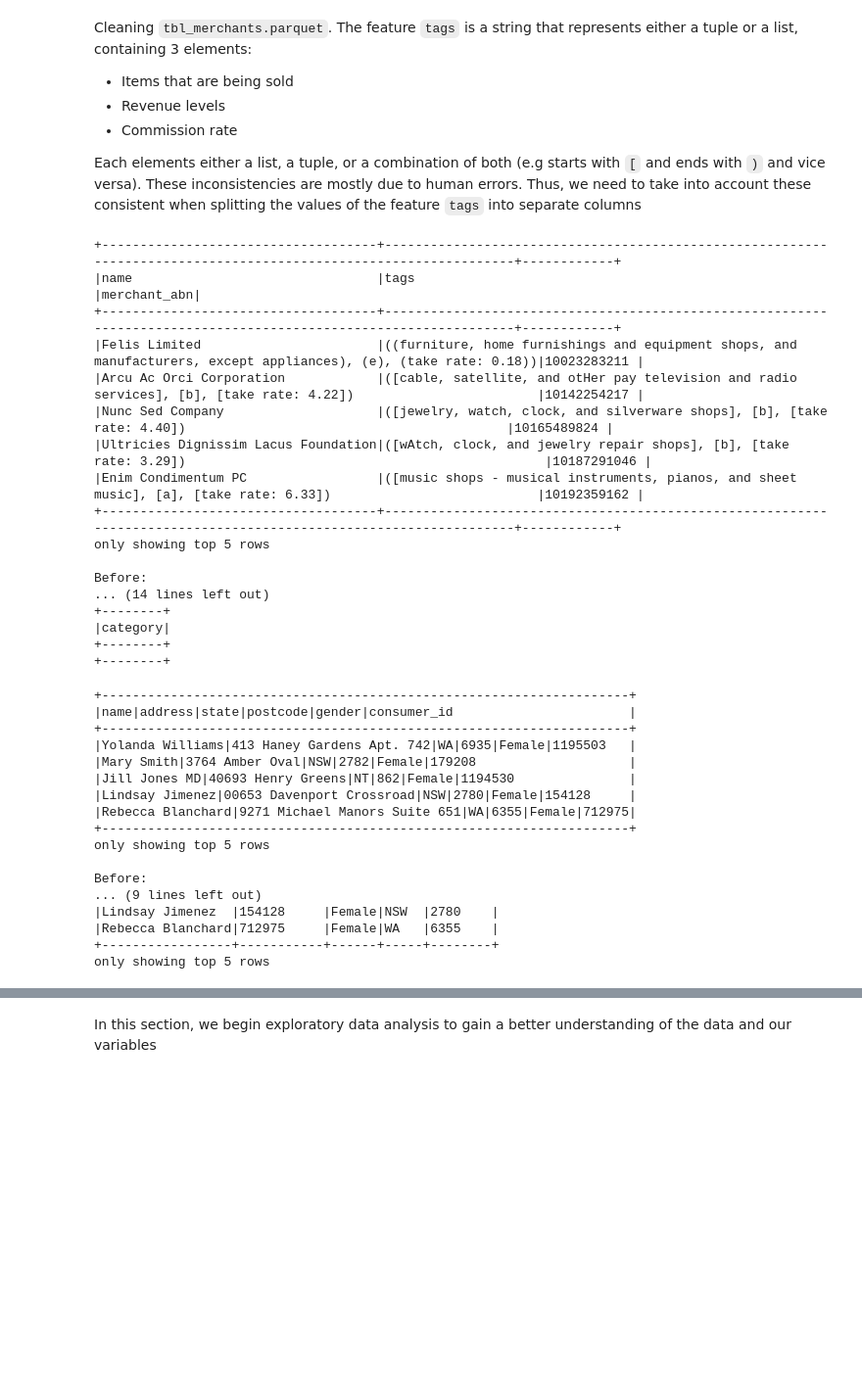
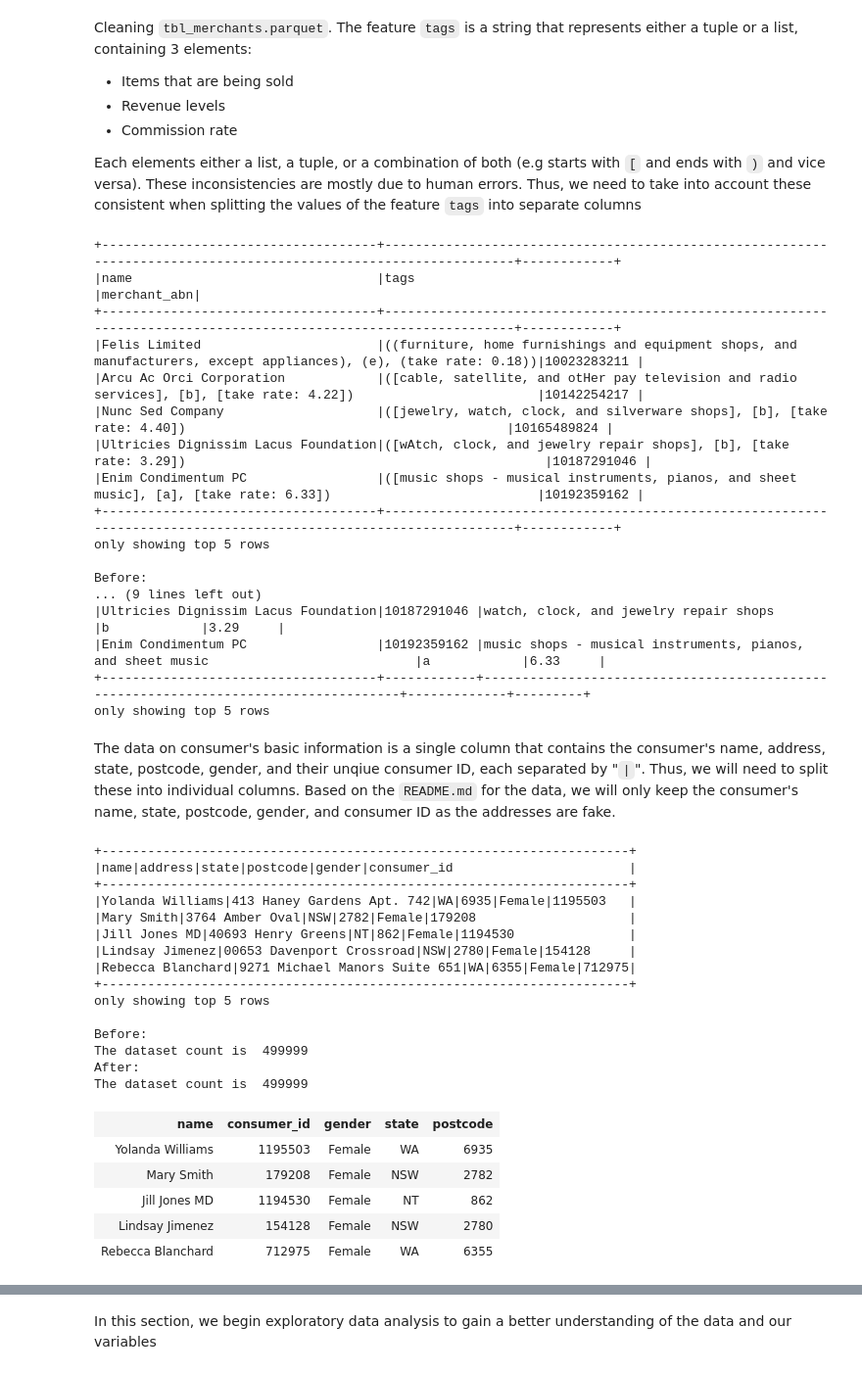
Before and after one commit to MAST30034-AppliedDataScience/project-2-group-buy-now-pay-later-industry-project-9, a Jupyter notebook: notebooks/ETL_pipeline.ipynb, the cells around one changed output, grey strips where cells are left out. Shown at 98% size. Drawn from its saved outputs; the diff is of its cells as text; code cells hidden in the pictures; blank space fills up the shorter version.

Commit message:
separate preliminary analysis into an entire notebook"

```diff
--- a/notebooks/ETL_pipeline.ipynb
+++ b/notebooks/ETL_pipeline.ipynb
@@ -225,14 +143,6 @@ merchant_info.show(5, truncate=False)
 # Clean the data
 merchant_info = clean_merchant_details(merchant_info)
 merchant_info.show(5, truncate=False)
-
-# Check if there are any remaining brackets
-merchant_info.select("category").filter(
-    (F.col("category").rlike(r"^[\(\[\{]")) |
-    (F.col("category").rlike(r"[\)\]\}]$"))
-).show(truncate=False)
-
-# merchant_info.groupBy(F.col("revenue_level")).agg(F.avg(F.col("take_rate"))) # average commission rate of each revenue level
 # %% [output]
 +------------------------------------+-----------------------------------------------------------------------------------------------------------------+------------+
 |name                                |tags                                                                                                             |merchant_abn|
@@ -246,36 +156,40 @@ merchant_info.select("category").filter(
 only showing top 5 rows
 
 Before:
-... (14 lines left out)
-+--------+
-|category|
-+--------+
-+--------+
+... (9 lines left out)
+|Ultricies Dignissim Lacus Foundation|10187291046 |watch, clock, and jewelry repair shops                                               |b            |3.29     |
+|Enim Condimentum PC                 |10192359162 |music shops - musical instruments, pianos, and sheet music                           |a            |6.33     |
++------------------------------------+------------+-------------------------------------------------------------------------------------+-------------+---------+
+only showing top 5 rows
+# %% [markdown]
+The data on consumer's basic information is a single column that contains the consumer's name, address, state, postcode, gender, and their unqiue consumer ID, each separated by "`|`". Thus, we will need to split these into individual columns. Based on the `README.md` for the data, we will only keep the consumer's name, state, postcode, gender, and consumer ID as the addresses are fake.
 # %%
 # Load consumer info's
 consumer_info = spark.read.csv(f"{raw_path}/tables/tbl_consumer.csv", header=True, inferSchema=True)
 consumer_info.show(5, truncate=False)
 
 # Clean the data
 consumer_info = clean_consumer_details(consumer_info)
-consumer_info.show(5, truncate=False)
-
-# consumer_info.groupBy("gender").count() # relatively same proportion of female and male customer, only a small percentage of did not provide their gender
+consumer_info.limit(5)
 # %% [output]
 +---------------------------------------------------------------------+
 |name|address|state|postcode|gender|consumer_id                       |
 +---------------------------------------------------------------------+
 |Yolanda Williams|413 Haney Gardens Apt. 742|WA|6935|Female|1195503   |
 |Mary Smith|3764 Amber Oval|NSW|2782|Female|179208                    |
 |Jill Jones MD|40693 Henry Greens|NT|862|Female|1194530               |
 |Lindsay Jimenez|00653 Davenport Crossroad|NSW|2780|Female|154128     |
 |Rebecca Blanchard|9271 Michael Manors Suite 651|WA|6355|Female|712975|
 +---------------------------------------------------------------------+
 only showing top 5 rows
 
 Before:
-... (9 lines left out)
-|Lindsay Jimenez  |154128     |Female|NSW  |2780    |
-|Rebecca Blanchard|712975     |Female|WA   |6355    |
-+-----------------+-----------+------+-----+--------+
-only showing top 5 rows
+The dataset count is  499999
+After:
+The dataset count is  499999
+| name | consumer_id | gender | state | postcode |
+| Yolanda Williams | 1195503 | Female | WA | 6935 |
+| Mary Smith | 179208 | Female | NSW | 2782 |
+| Jill Jones MD | 1194530 | Female | NT | 862 |
+| Lindsay Jimenez | 154128 | Female | NSW | 2780 |
+| Rebecca Blanchard | 712975 | Female | WA | 6355 |
```
Also changed, not shown: parts of 20 cells of this notebook, 3 other files.
